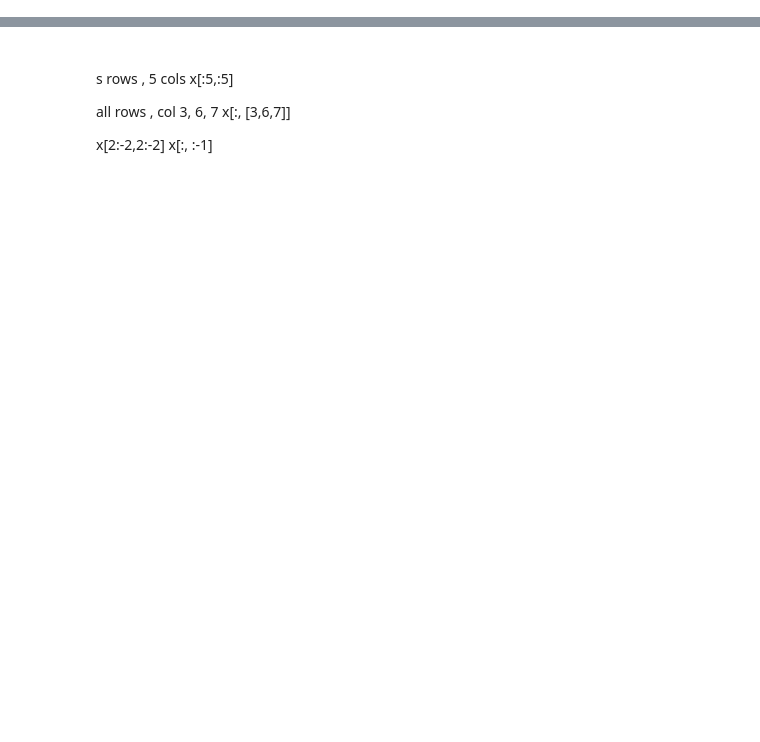
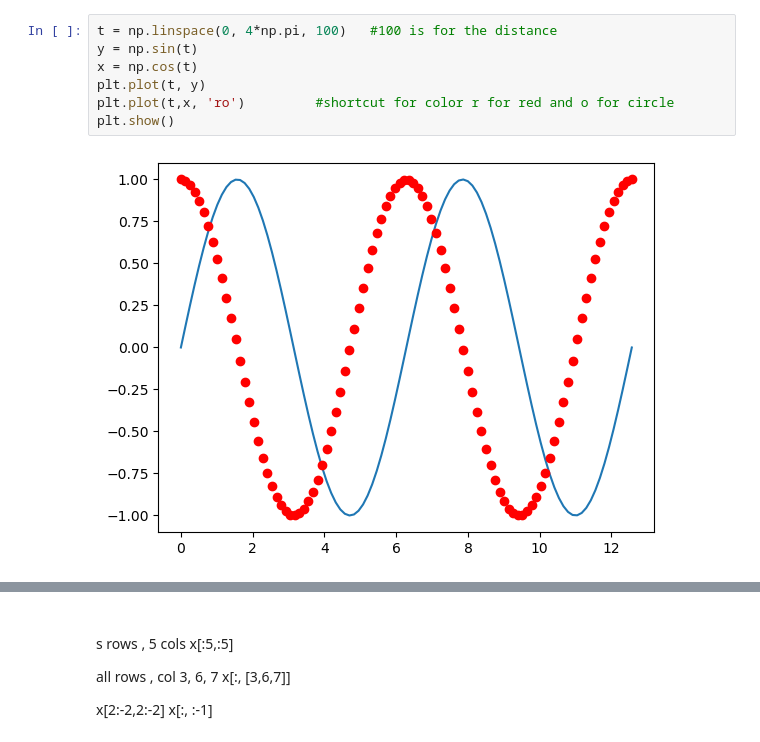
Before and after one commit to Vipin8990/python-Datascience, a Jupyter notebook: data_analytics/numpy_basic.ipynb, the cells around one changed output, grey strips where cells are left out. Cells and saved outputs as stored; diff of their text form; blank space fills up the shorter version.

```diff
--- a/data_analytics/numpy_basic.ipynb
+++ b/data_analytics/numpy_basic.ipynb
@@ -0,0 +279,9 @@
+# %%
+t = np.linspace(0, 4*np.pi, 100)   #100 is for the distance
+y = np.sin(t)
+x = np.cos(t)
+plt.plot(t, y)
+plt.plot(t,x, 'ro')         #shortcut for color r for red and o for circle
+plt.show()
+# %% [output]
+[figure, added]
```
Also changed, not shown: parts of 35 cells of this notebook, 1 other file.
